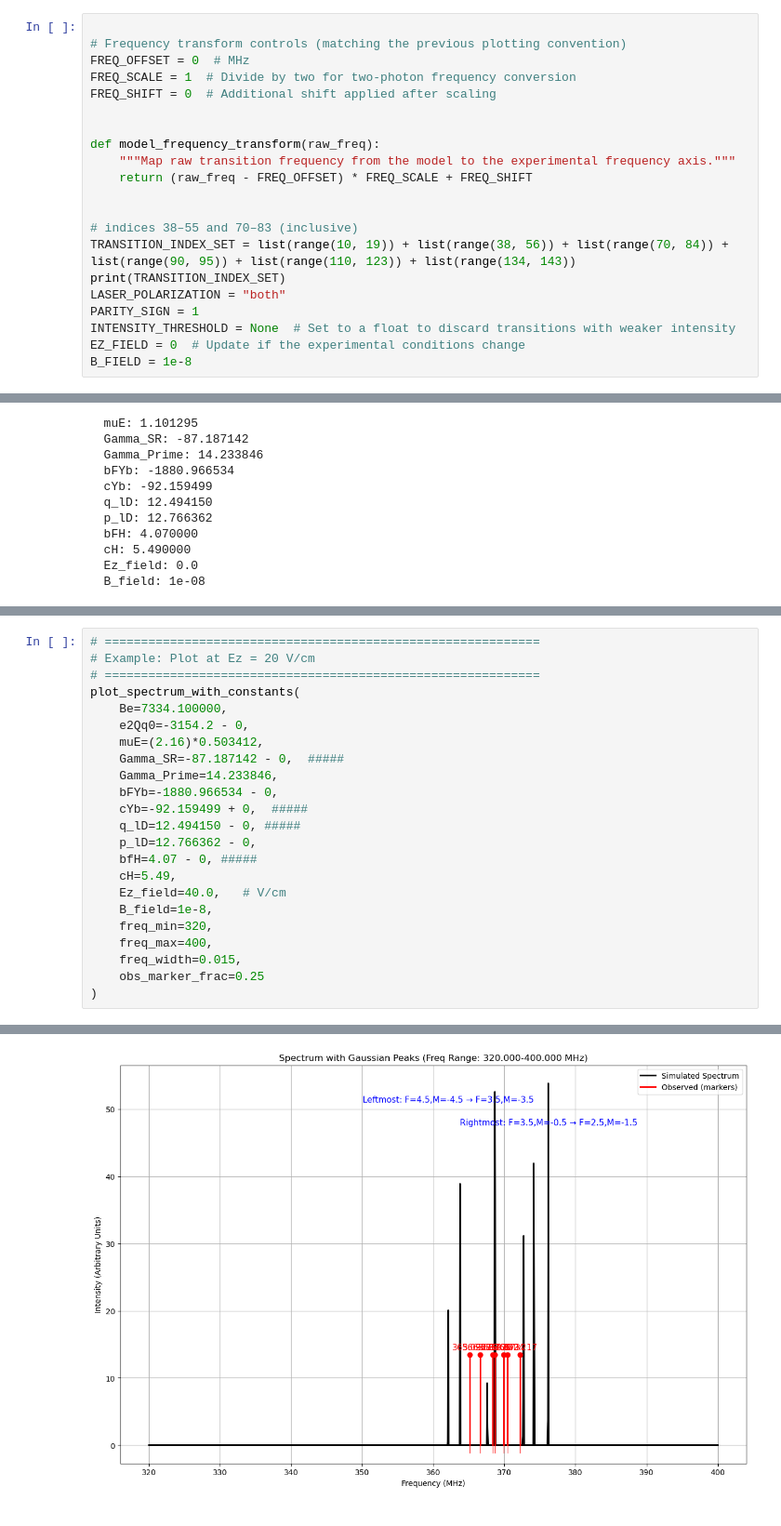
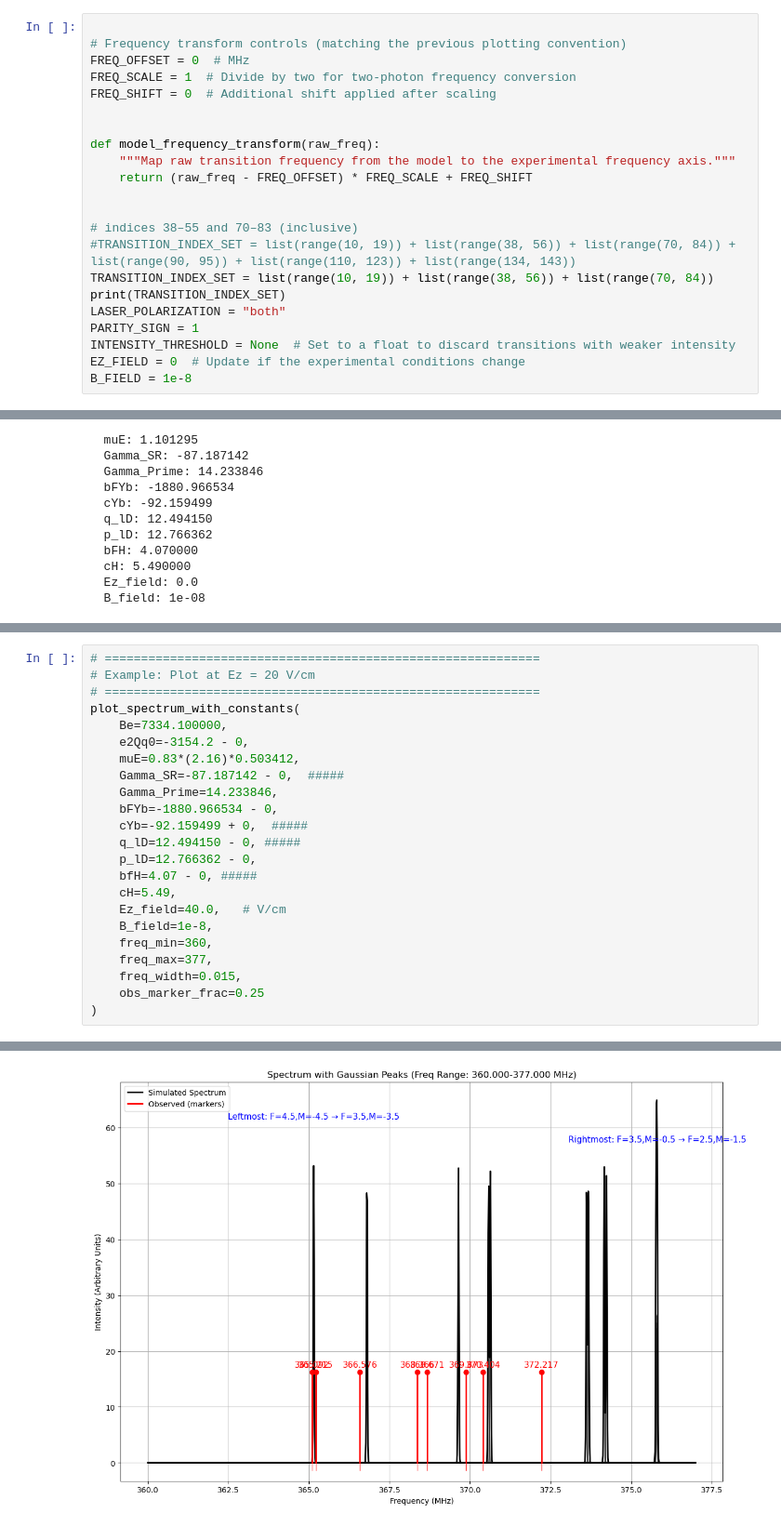
Before and after one commit to YuikiTakahashi/Molecule_spectrum_prediction, a Jupyter notebook: 173_prediction_Feb2026.ipynb, the cells around one changed output, grey strips where cells are left out. Shown at 93% size. Saved outputs shown, nothing was run; the diff lists cells and outputs as text.

```diff
--- a/173_prediction_Feb2026.ipynb
+++ b/173_prediction_Feb2026.ipynb
@@ -365,7 +365,8 @@ def model_frequency_transform(raw_freq):
 
 
 # indices 38–55 and 70–83 (inclusive)
-TRANSITION_INDEX_SET = list(range(10, 19)) + list(range(38, 56)) + list(range(70, 84)) + list(range(90, 95)) + list(range(110, 123)) + list(range(134, 143))
+#TRANSITION_INDEX_SET = list(range(10, 19)) + list(range(38, 56)) + list(range(70, 84)) + list(range(90, 95)) + list(range(110, 123)) + list(range(134, 143))
+TRANSITION_INDEX_SET = list(range(10, 19)) + list(range(38, 56)) + list(range(70, 84))
 print(TRANSITION_INDEX_SET)
 LASER_POLARIZATION = "both"
 PARITY_SIGN = 1
@@ -1760,7 +1738,7 @@ transitionsout
 plot_spectrum_with_constants(
     Be=7334.100000,
     e2Qq0=-3154.2 - 0,
-    muE=(2.16)*0.503412,
+    muE=0.83*(2.16)*0.503412,
     Gamma_SR=-87.187142 - 0,  #####
     Gamma_Prime=14.233846,
     bFYb=-1880.966534 - 0,
@@ -1771,8 +1749,8 @@ plot_spectrum_with_constants(
     cH=5.49,
     Ez_field=40.0,   # V/cm
     B_field=1e-8,
-    freq_min=320,
-    freq_max=400,
+    freq_min=360,
+    freq_max=377,
     freq_width=0.015,
     obs_marker_frac=0.25
 )
@@ -1781,5 +1759,5 @@ plot_spectrum_with_constants(
 Warning: could not compute predicted centers: name 'pair_center' is not defined
-[figure, old version]
+[figure, new version]
 Molecular constants used:
   Be: 7334.100000
   e2Qq0: -3154.200000
```
Also changed, not shown: parts of 46 cells of this notebook, 1 other file.
